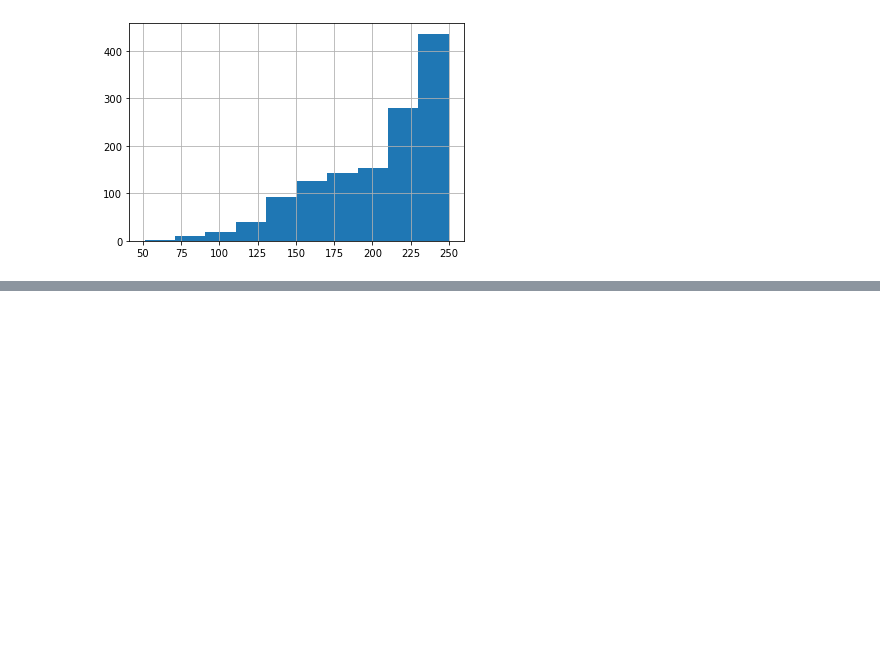
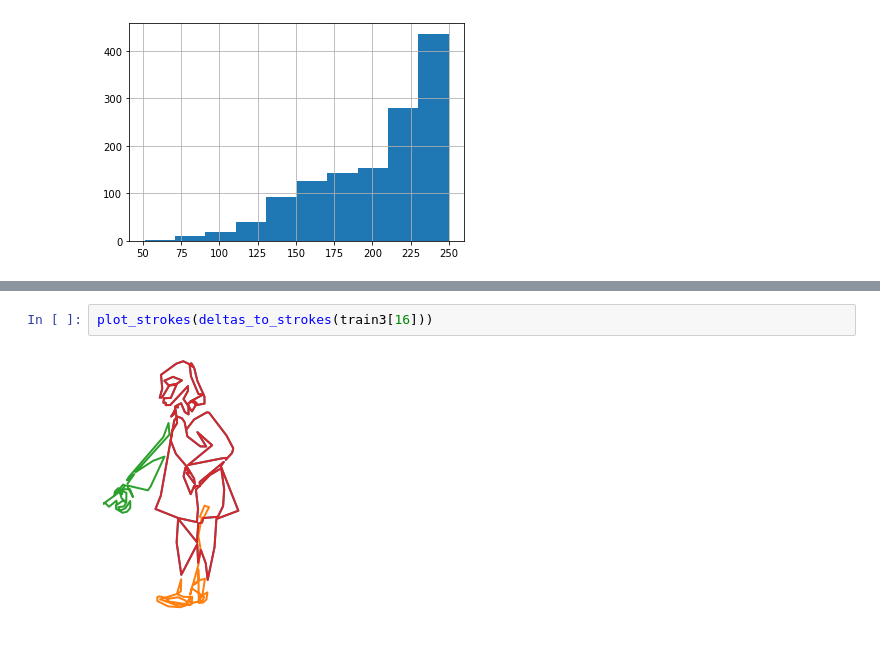
Before and after one commit to andrewlook/notebooks, a Jupyter notebook: nbs/jupyter/20240311_dataset_review.ipynb, the cells around one changed output, grey strips where cells are left out. Saved outputs shown, nothing was run; the diff lists cells and outputs as text; blank space fills up the shorter version.

```diff
--- a/nbs/jupyter/20240311_dataset_review.ipynb
+++ b/nbs/jupyter/20240311_dataset_review.ipynb
@@ -159,0 +189,4 @@ df0.num_points.hist(ax=ax2)
+# %%
+plot_strokes(deltas_to_strokes(train3[16]))
+# %% [output]
+[figure, added]
```
Also changed, not shown: parts of 9 cells of this notebook, 5 other files.
